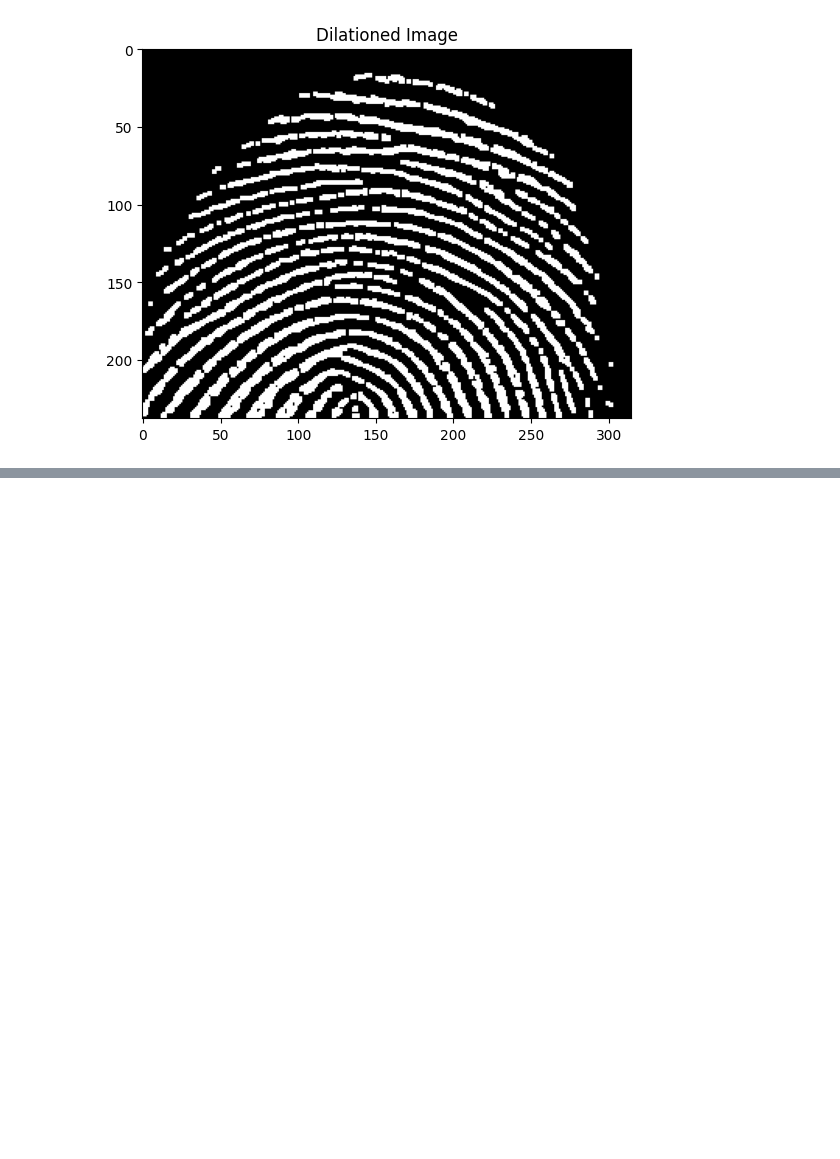
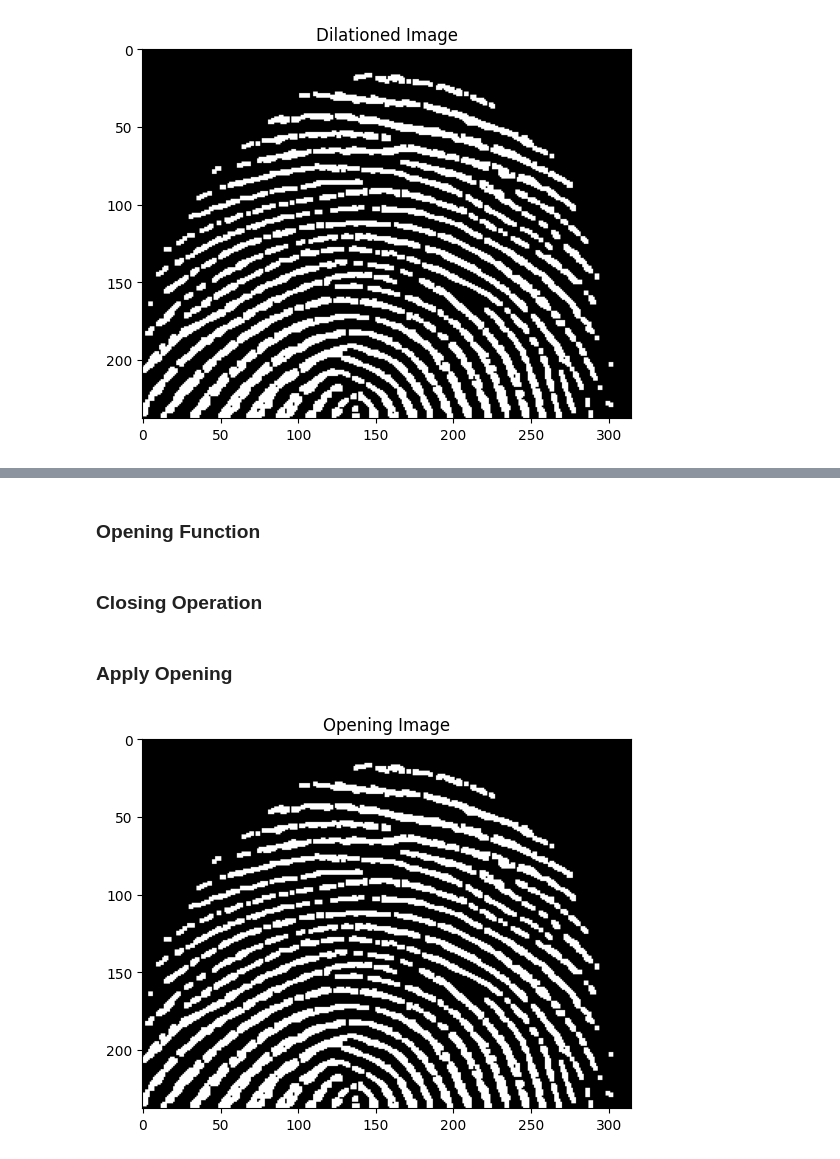
Before and after one commit to Mominur-sumon/Digital_image_processing_Lab_2025, a Jupyter notebook: 6.morphological_image_processing.ipynb, the cells around one changed output, grey strips where cells are left out. Saved outputs shown, nothing was run; the diff lists cells and outputs as text; code cells hidden in the pictures; blank space fills up the shorter version.

Commit message:
Opening and closing added

```diff
--- a/6.morphological_image_processing.ipynb
+++ b/6.morphological_image_processing.ipynb
@@ -96,0 +99,7 @@ plt.show()
+# %% [markdown]
+### Opening Function
+# %%
+def opening(images, st_element):
+    return dilation(erosion(images, st_element), st_element)
+# %% [markdown]
+### Closing Operation
@@ -96,0 +109,10 @@ plt.show()
+# %% [markdown]
+### Apply Opening
+# %%
+st_element = np.ones((3,3))
+opening_image = opening(original_image, st_element)
+plt.imshow(opening_image, cmap='gray')
+plt.title("Opening Image")
+plt.show()
+# %% [output]
+[figure, added]
```
Also changed, not shown: parts of 4 cells of this notebook.
